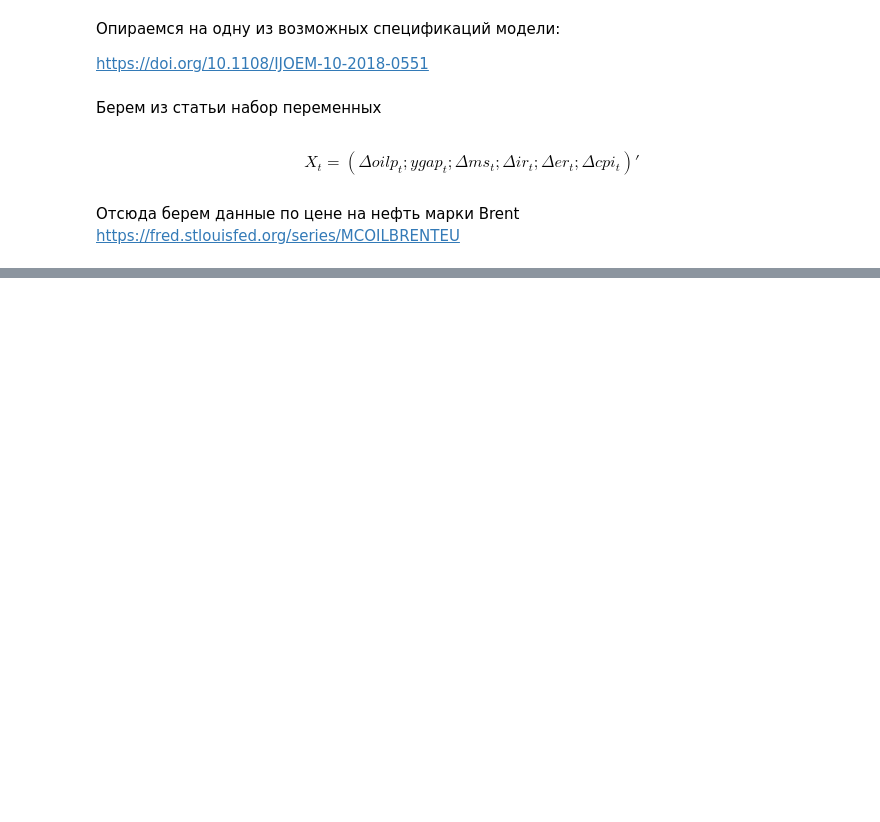
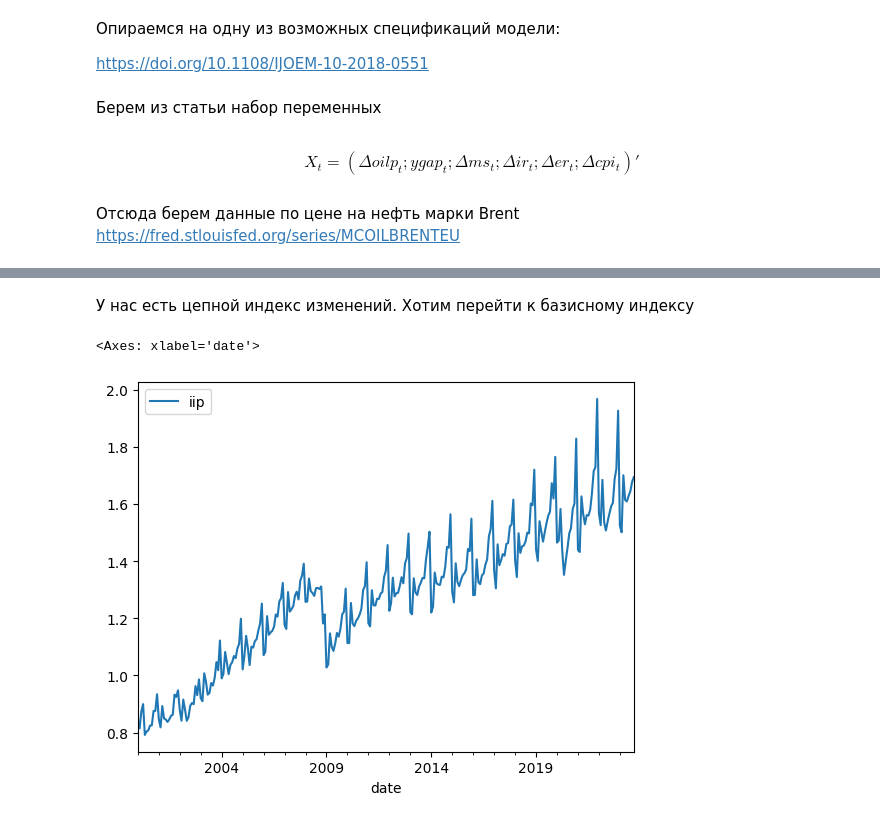
Before and after one commit to bborisggg/hw_econometrics, a Jupyter notebook: hw_econometrics.ipynb, the cells around one changed output, grey strips where cells are left out. Cells and saved outputs as stored; diff of their text form; code cells hidden in the pictures; blank space fills up the shorter version.

```diff
--- a/hw_econometrics.ipynb
+++ b/hw_econometrics.ipynb
@@ -13,0 +120,7 @@ https://fred.stlouisfed.org/series/MCOILBRENTEU
+# %% [markdown]
+У нас есть цепной индекс изменений. Хотим перейти к базисному индексу
+# %%
+iip = (iip/100).cumprod().plot()
+# %% [output]
+<Axes: xlabel='date'>
+[figure, added]
```
Also changed, not shown: parts of 11 cells of this notebook.
